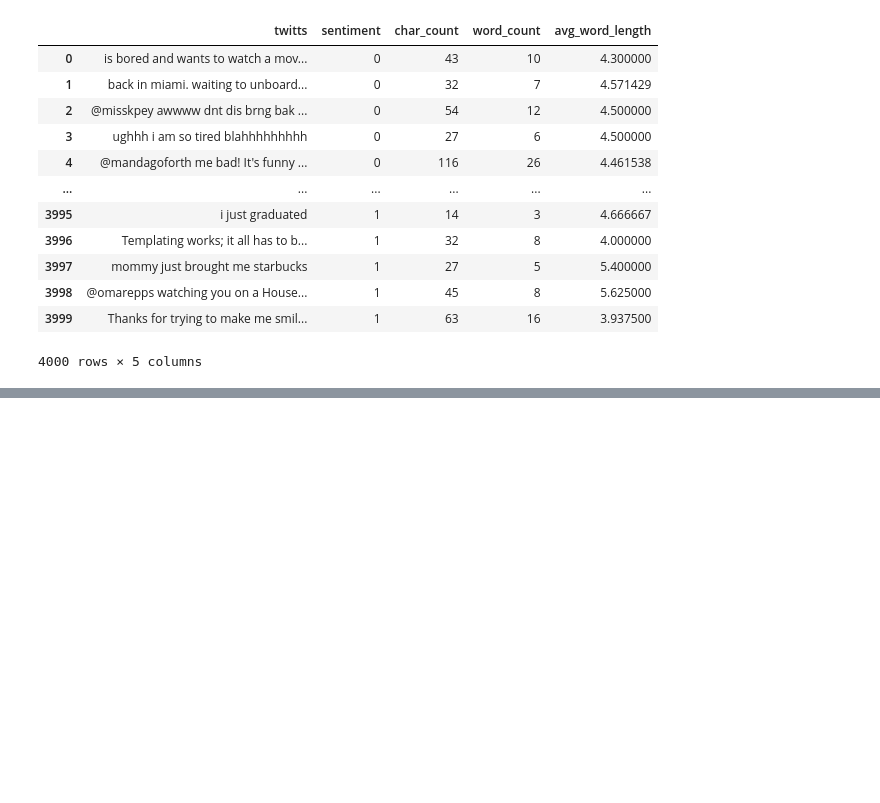
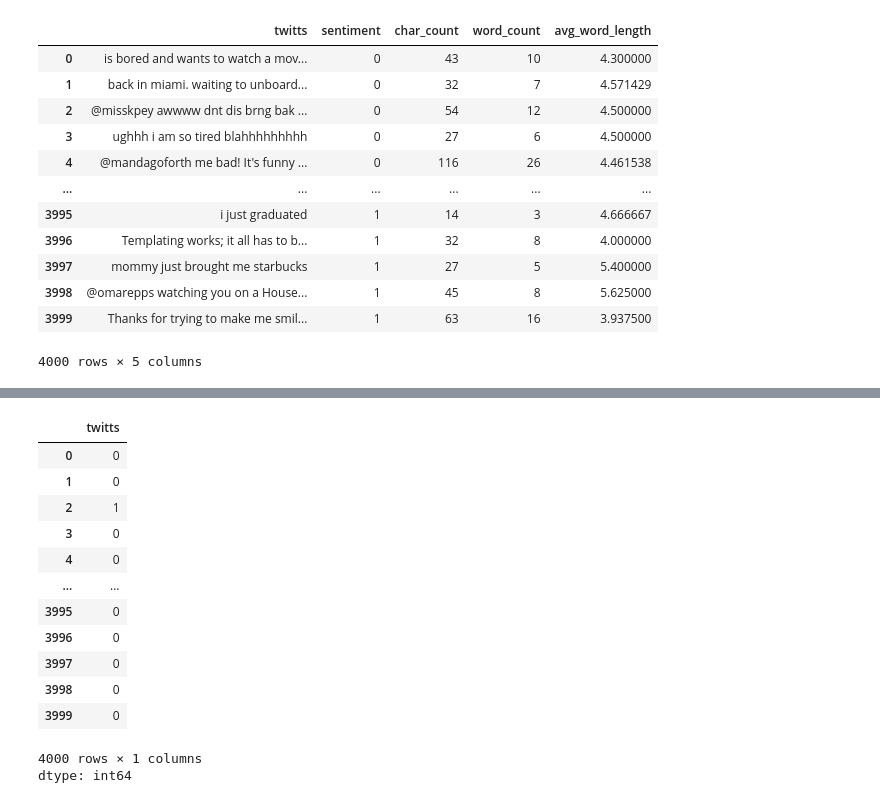
Before and after one commit to harikagirigari/NLP-exp-3, a Jupyter notebook: nlp_exp3.ipynb, the cells around one changed output, grey strips where cells are left out. Saved outputs shown, nothing was run; the diff lists cells and outputs as text; code cells hidden in the pictures; blank space fills up the shorter version.

```diff
--- a/nlp_exp3.ipynb
+++ b/nlp_exp3.ipynb
@@ -106,0 +125,17 @@ data
+# %%
+data['twitts'].apply(lambda x: len([word for word in x.split()if word.isupper()]))
+# %% [output]
+|  | twitts |
+| 0 | 0 |
+| 1 | 0 |
+| 2 | 1 |
+| 3 | 0 |
+| 4 | 0 |
+| ... | ... |
+| 3995 | 0 |
+| 3996 | 0 |
+| 3997 | 0 |
+| 3998 | 0 |
+| 3999 | 0 |
+4000 rows × 1 columns
+dtype: int64
```
Also changed, not shown: parts of 3 cells of this notebook.
